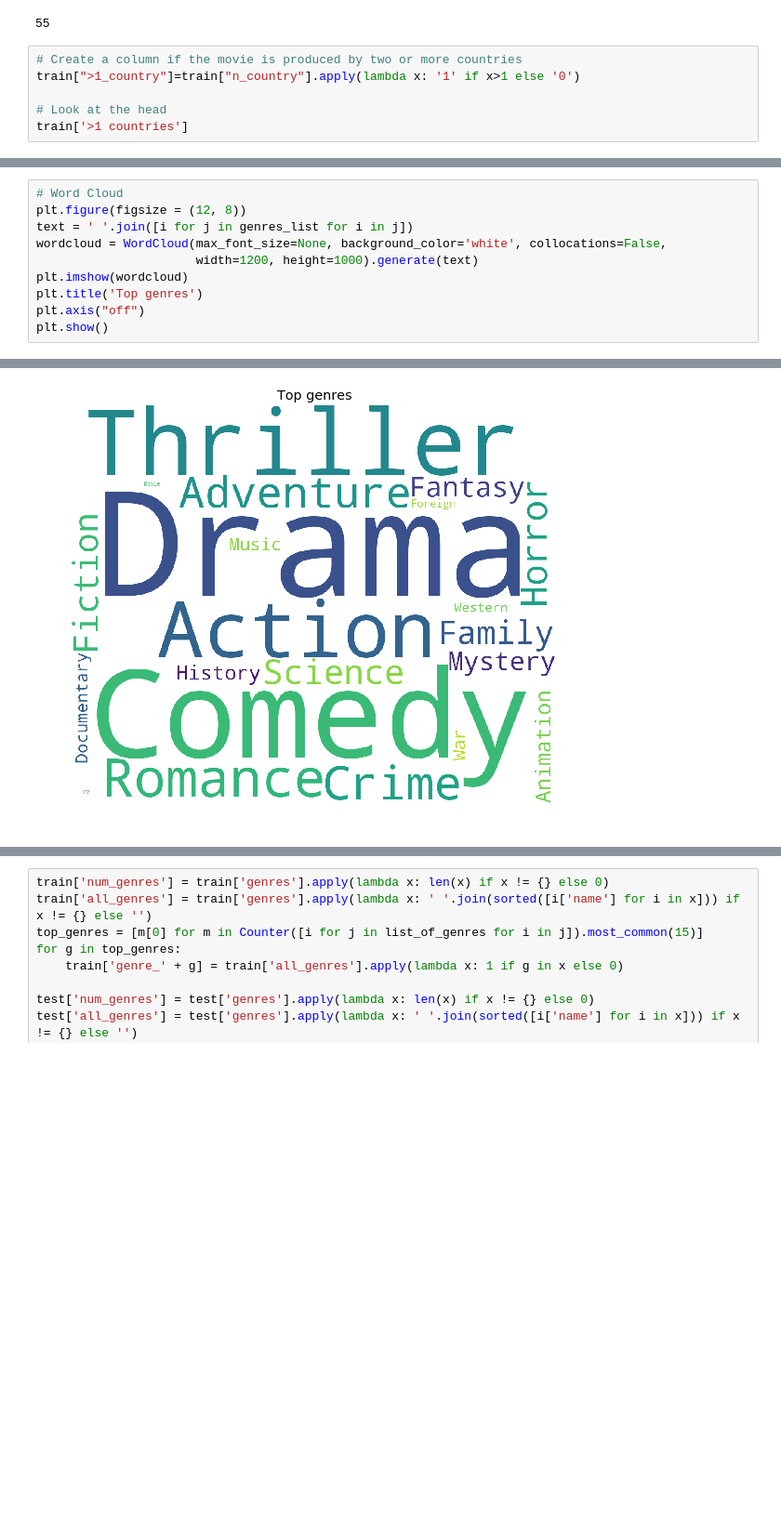
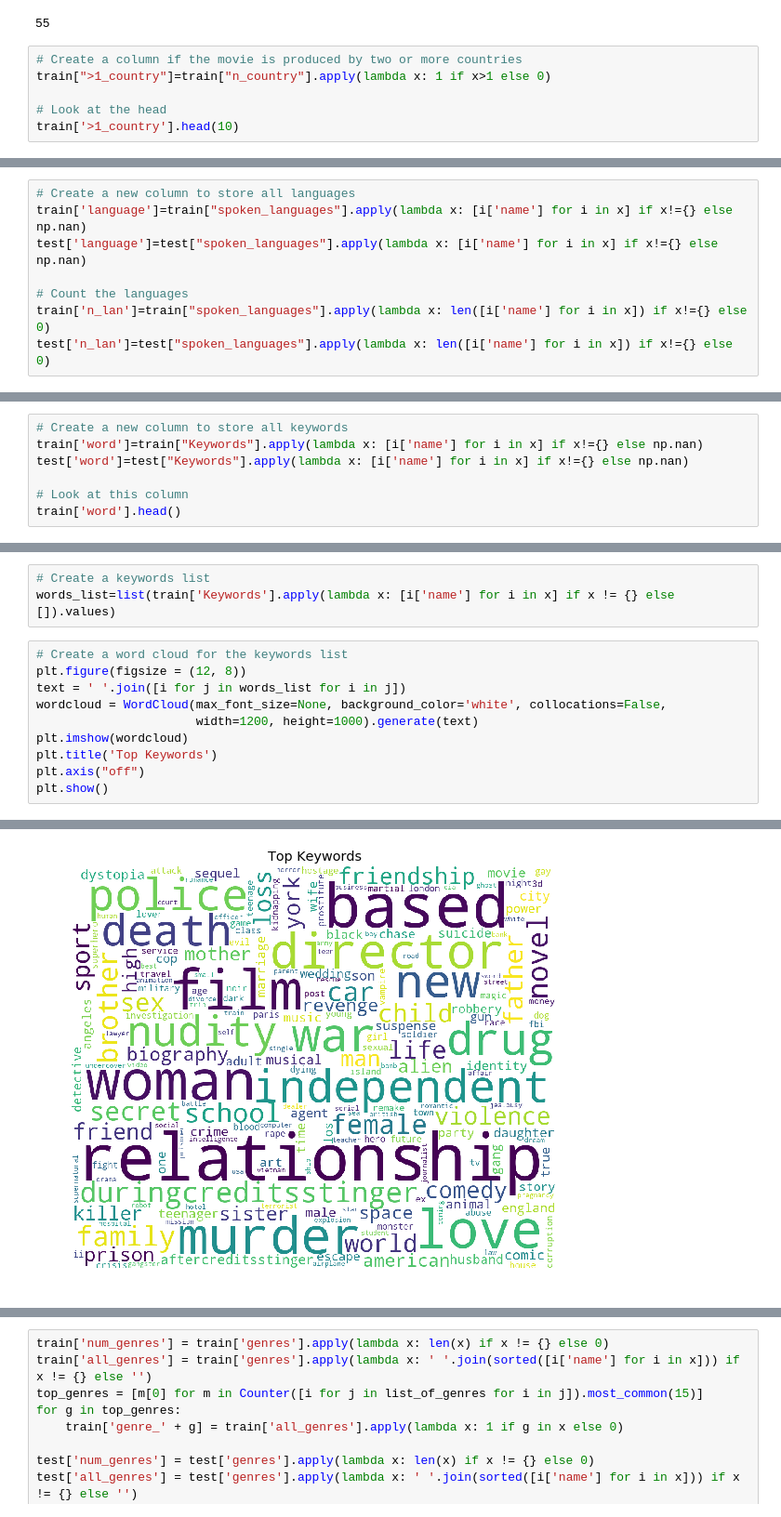
Before and after one commit to zzzzzzhy0607/TMDB-Box-Office-Prediction, a Jupyter notebook: Movie_EDA.ipynb, the cells around one changed output, grey strips where cells are left out. Shown at 93% size. Drawn from its saved outputs; the diff is of its cells as text; blank space fills up the shorter version.

```diff
--- a/Movie_EDA.ipynb
+++ b/Movie_EDA.ipynb
@@ -454,8 +454,8 @@ Name: n_country, dtype: int64
 55
 # %%
 # Create a column if the movie is produced by two or more countries
-train[">1_country"]=train["n_country"].apply(lambda x: '1' if x>1 else '0')
+train[">1_country"]=train["n_country"].apply(lambda x: 1 if x>1 else 0)
 
 # Look at the head
-train['>1 countries']
+train['>1_country'].head(10)
 # %% [output]
@@ -478,0 +475,8 @@ Name: >1 countries, Length: 3000, dtype: float64
+# %%
+# Create a new column to store all languages
+train['language']=train["spoken_languages"].apply(lambda x: [i['name'] for i in x] if x!={} else np.nan)
+test['language']=test["spoken_languages"].apply(lambda x: [i['name'] for i in x] if x!={} else np.nan)
+
+# Count the languages
+train['n_lan']=train["spoken_languages"].apply(lambda x: len([i['name'] for i in x]) if x!={} else 0)
+test['n_lan']=test["spoken_languages"].apply(lambda x: len([i['name'] for i in x]) if x!={} else 0)
@@ -478,0 +520,7 @@ Name: >1 countries, Length: 3000, dtype: float64
+# %%
+# Create a new column to store all keywords
+train['word']=train["Keywords"].apply(lambda x: [i['name'] for i in x] if x!={} else np.nan)
+test['word']=test["Keywords"].apply(lambda x: [i['name'] for i in x] if x!={} else np.nan)
+
+# Look at this column
+train['word'].head()
@@ -479,11 +534,14 @@ Name: >1 countries, Length: 3000, dtype: float64
+# %%
+# Create a keywords list
+words_list=list(train['Keywords'].apply(lambda x: [i['name'] for i in x] if x != {} else []).values)
 # %%
-# Word Cloud
+# Create a word cloud for the keywords list
 plt.figure(figsize = (12, 8))
-text = ' '.join([i for j in genres_list for i in j])
+text = ' '.join([i for j in words_list for i in j])
 wordcloud = WordCloud(max_font_size=None, background_color='white', collocations=False,
                       width=1200, height=1000).generate(text)
 plt.imshow(wordcloud)
-plt.title('Top genres')
+plt.title('Top Keywords')
 plt.axis("off")
 plt.show()
 # %% [output]
@@ -493,2 +551,2 @@ Text(0.5, 1.0, 'Top genres')
 (-0.5, 1199.5, 999.5, -0.5)
-[figure, old version]
+[figure, new version]
```
Also changed, not shown: parts of 8 cells of this notebook.
